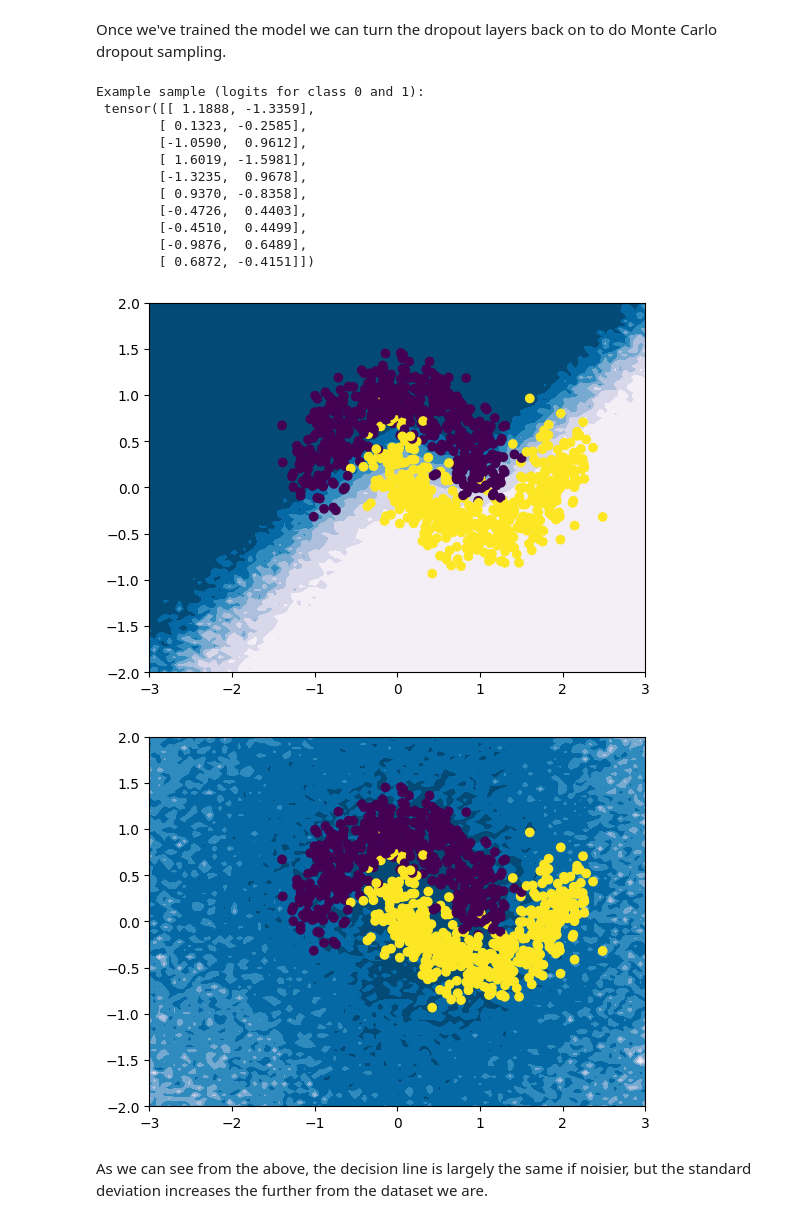
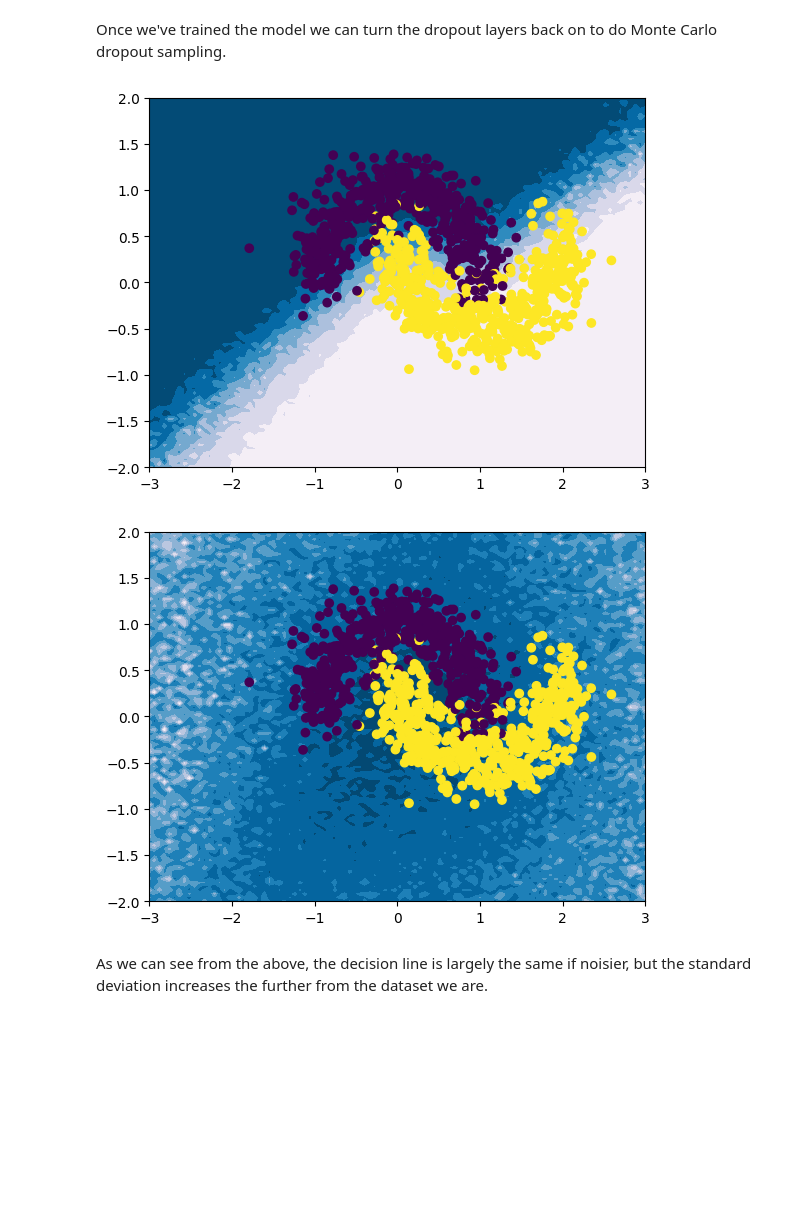
Before and after one commit to lbai-lab/push, a Jupyter notebook: docs/source/tutorials/01_Bayesian_Deep_Learning/MCDROPOUT.ipynb, the cells around one changed output. Cells and saved outputs as stored; diff of their text form; code cells hidden in the pictures; blank space fills up the shorter version.

```diff
--- a/docs/source/tutorials/01_Bayesian_Deep_Learning/MCDROPOUT.ipynb
+++ b/docs/source/tutorials/01_Bayesian_Deep_Learning/MCDROPOUT.ipynb
@@ -141,47 +142,30 @@ Once we've trained the model we can turn the dropout layers back on to do Monte
 # %%
 for module in dropout_model.modules():
     if isinstance(module, nn.Dropout):
         module.train()
 sample_size = 10
 
 # Plot the class decision boundary
 with torch.no_grad():
-    XX, YY = np.meshgrid(np.linspace(-3.0, 3.0, 100), np.linspace(-2.0, 2.0, 100))
-    X_tensor = torch.tensor(XX, dtype=torch.float32)
-    Y_tensor = torch.tensor(YY, dtype=torch.float32)
-
-    inputs = torch.stack((X_tensor, Y_tensor), dim=2).view(-1, 2)
     samples = []
     for i in range(sample_size):
         samples += [dropout_model(inputs)]
     outputs = torch.stack(samples, dim=1)
-    print("Example sample (logits for class 0 and 1):\n", outputs[0]) # show one the sample
     mean_outputs = outputs.mean(dim=1).softmax(dim=1)[:, 1]
     std_outputs = outputs.softmax(dim=1).std(dim=1).max(dim=1).values
     ZZ_mean = mean_outputs.reshape((100,100))
     ZZ_std = std_outputs.reshape((100,100))
 
     plt.contourf(XX, YY, ZZ_mean, cmap=cm.PuBu_r)
     plt.scatter(X[:, 0], X[:, 1], c=y)
     plt.show()
 
     plt.contourf(XX, YY, ZZ_std, cmap=cm.PuBu_r)
     plt.scatter(X[:, 0], X[:, 1], c=y)
     plt.show()
 # %% [output]
-Example sample (logits for class 0 and 1):
- tensor([[ 1.1888, -1.3359],
-        [ 0.1323, -0.2585],
-        [-1.0590,  0.9612],
-        [ 1.6019, -1.5981],
-        [-1.3235,  0.9678],
-        [ 0.9370, -0.8358],
-        [-0.4726,  0.4403],
-        [-0.4510,  0.4499],
-        [-0.9876,  0.6489],
-        [ 0.6872, -0.4151]])
-[figure, old version]
+[figure, new version]
-[figure, old version]
+[figure, new version]
 # %% [markdown]
 As we can see from the above, the decision line is largely the same if noisier, but the standard deviation increases the further from the dataset we are.
 # %% [markdown]
```
Also changed, not shown: parts of 7 cells of this notebook.
